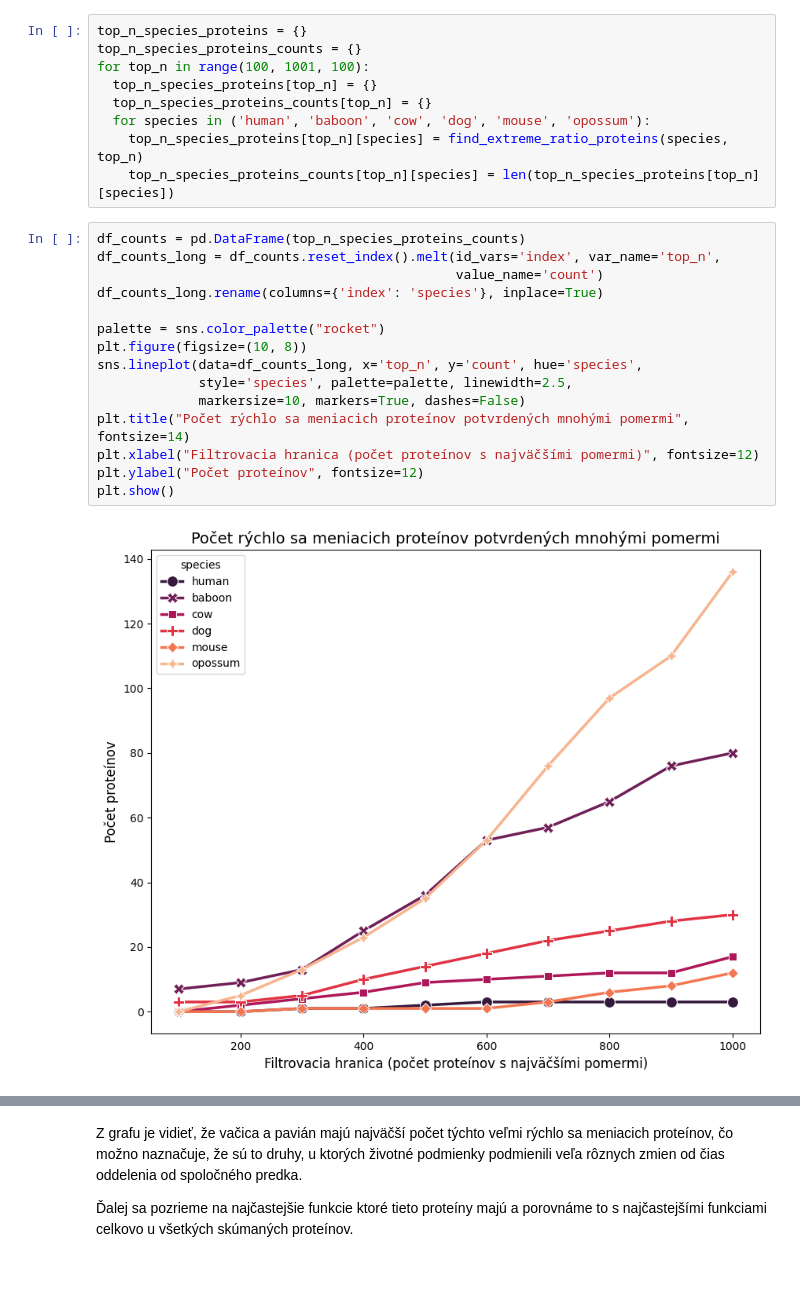
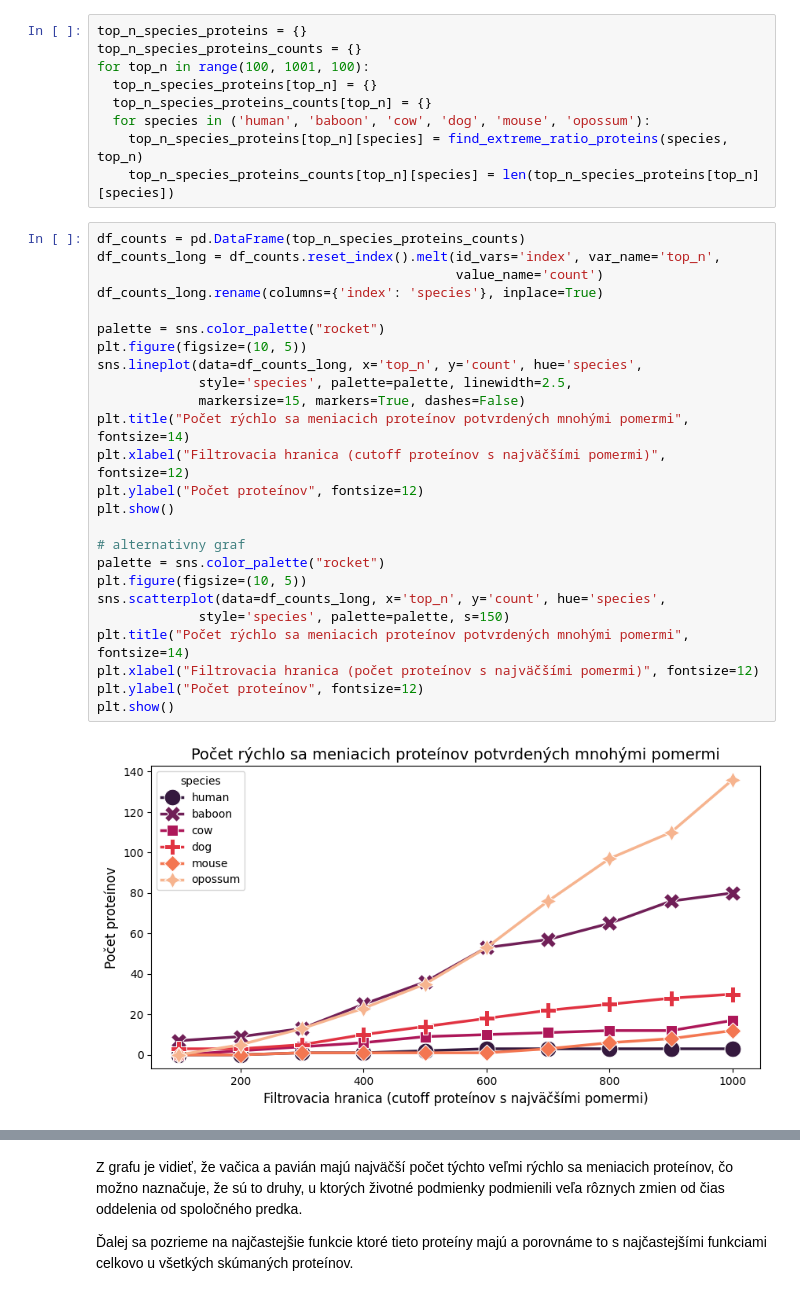
Before and after one commit to pilatova/prot-viz-data, a Jupyter notebook: ratios_1.ipynb, the cells around one changed output, grey strips where cells are left out. Saved outputs shown, nothing was run; the diff lists cells and outputs as text.

```diff
--- a/ratios_1.ipynb
+++ b/ratios_1.ipynb
@@ -87,17 +78,27 @@ for top_n in range(100, 1001, 100):
 # %%
 df_counts = pd.DataFrame(top_n_species_proteins_counts)
 df_counts_long = df_counts.reset_index().melt(id_vars='index', var_name='top_n',
                                               value_name='count')
 df_counts_long.rename(columns={'index': 'species'}, inplace=True)
 
 palette = sns.color_palette("rocket")
-plt.figure(figsize=(10, 8))
+plt.figure(figsize=(10, 5))
 sns.lineplot(data=df_counts_long, x='top_n', y='count', hue='species',
              style='species', palette=palette, linewidth=2.5,
-             markersize=10, markers=True, dashes=False)
+             markersize=15, markers=True, dashes=False)
+plt.title("Počet rýchlo sa meniacich proteínov potvrdených mnohými pomermi", fontsize=14)
+plt.xlabel("Filtrovacia hranica (cutoff proteínov s najväčšími pomermi)", fontsize=12)
+plt.ylabel("Počet proteínov", fontsize=12)
+plt.show()
+
+# alternativny graf
+palette = sns.color_palette("rocket")
+plt.figure(figsize=(10, 5))
+sns.scatterplot(data=df_counts_long, x='top_n', y='count', hue='species',
+             style='species', palette=palette, s=150)
 plt.title("Počet rýchlo sa meniacich proteínov potvrdených mnohými pomermi", fontsize=14)
 plt.xlabel("Filtrovacia hranica (počet proteínov s najväčšími pomermi)", fontsize=12)
 plt.ylabel("Počet proteínov", fontsize=12)
 plt.show()
 # %% [output]
-[figure, old version]
+[figure, new version]
```
Also changed, not shown: parts of 18 cells of this notebook.
